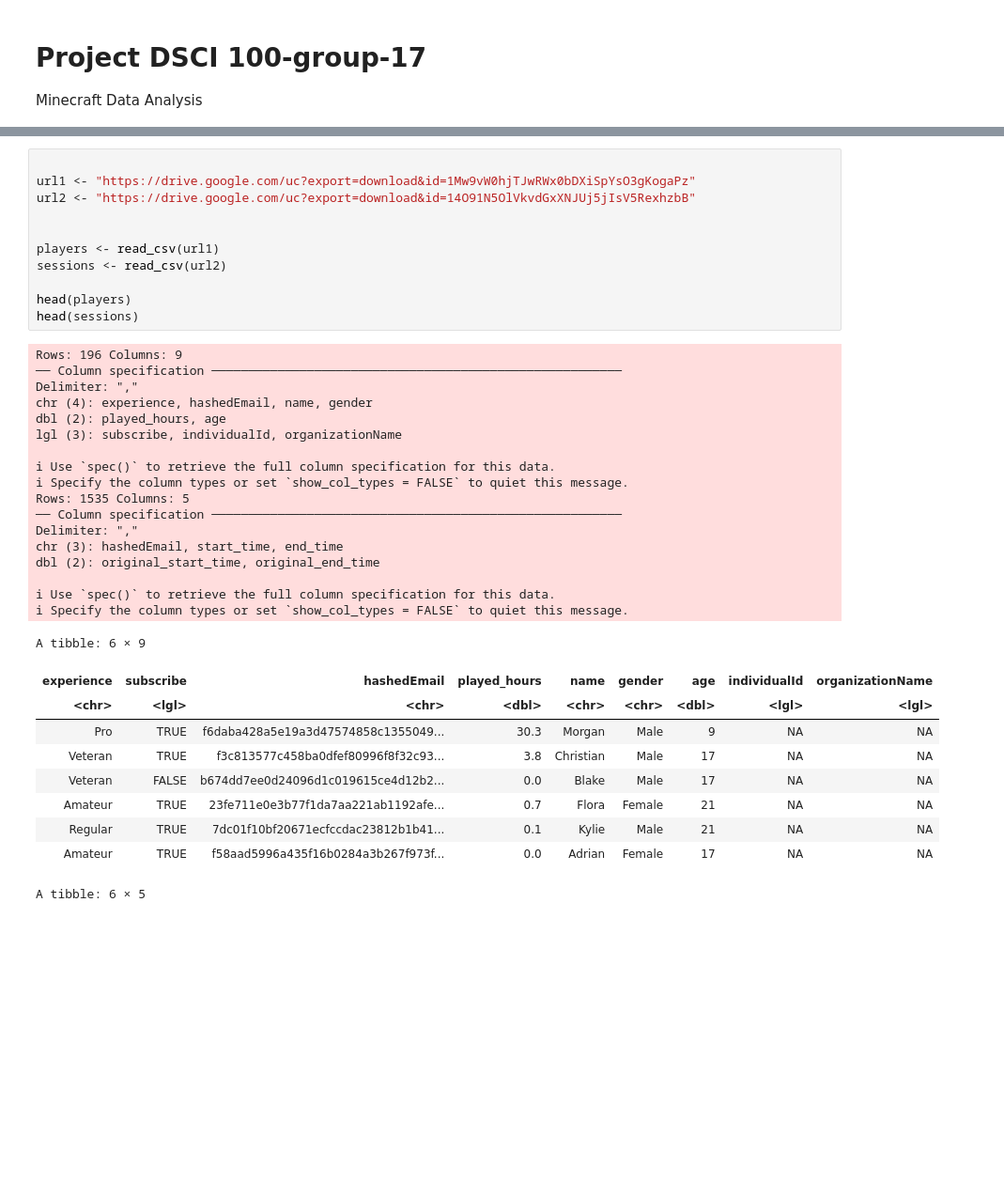
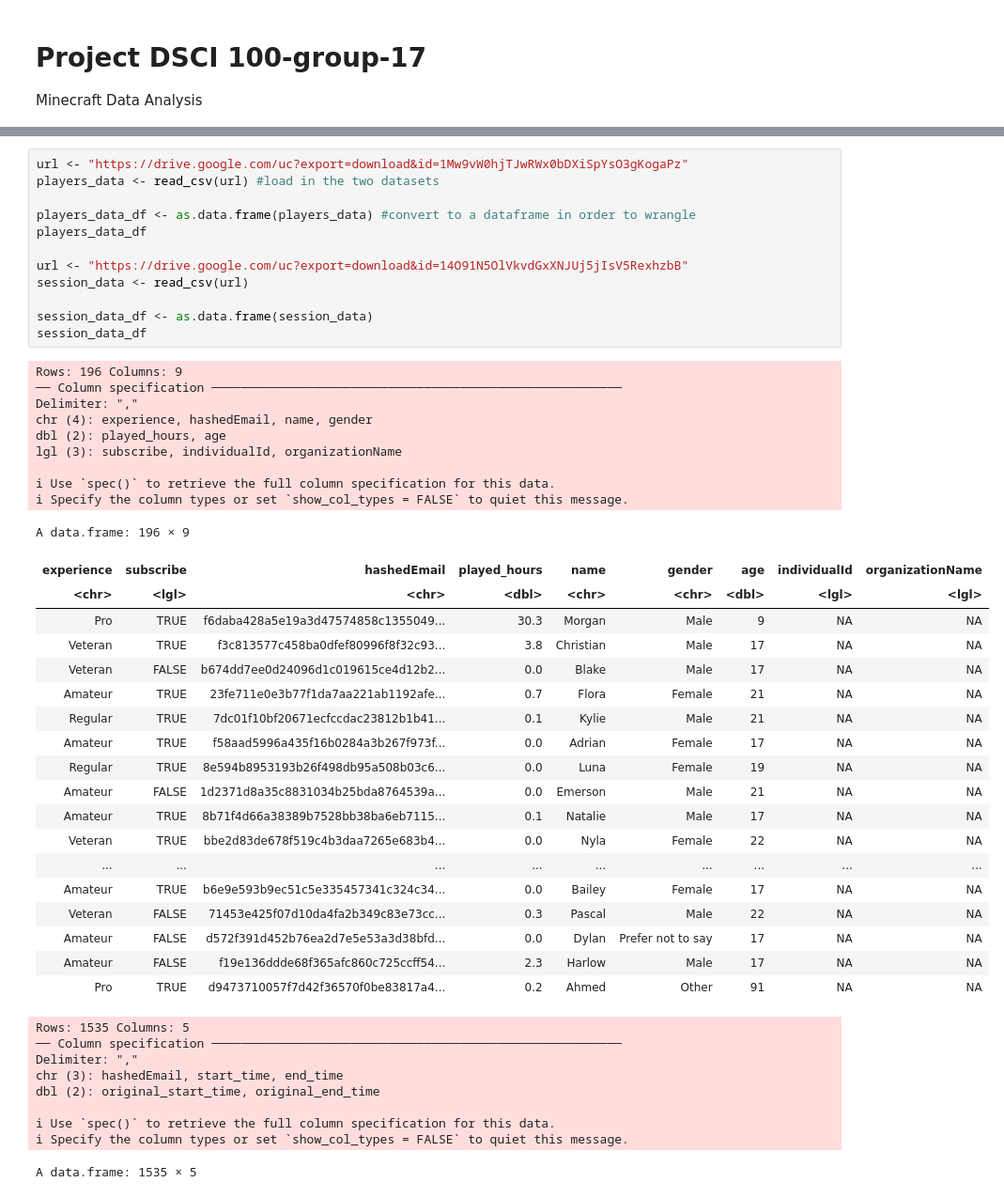
Before and after one commit to harpreeto6/Data_Science_Project, a Jupyter notebook: Minecraft_Analysis.ipynb, the cells around one changed output, grey strips where cells are left out. Shown: that part at 94% size. Drawn from its saved outputs; the diff is of its cells as text; blank space fills up the shorter version.

```diff
--- a/Minecraft_Analysis.ipynb
+++ b/Minecraft_Analysis.ipynb
@@ -9,42 +33,53 @@ library(tidyr)
 # %%
+url <- "https://drive.google.com/uc?export=download&id=1Mw9vW0hjTJwRWx0bDXiSpYsO3gKogaPz"
+players_data <- read_csv(url) #load in the two datasets
 
-url1 <- "https://drive.google.com/uc?export=download&id=1Mw9vW0hjTJwRWx0bDXiSpYsO3gKogaPz"
-url2 <- "https://drive.google.com/uc?export=download&id=14O91N5OlVkvdGxXNJUj5jIsV5RexhzbB"
+players_data_df <- as.data.frame(players_data) #convert to a dataframe in order to wrangle
+players_data_df
 
+url <- "https://drive.google.com/uc?export=download&id=14O91N5OlVkvdGxXNJUj5jIsV5RexhzbB"
+session_data <- read_csv(url)
 
-players <- read_csv(url1)
-sessions <- read_csv(url2)
-
-head(players)
-head(sessions)
+session_data_df <- as.data.frame(session_data)
+session_data_df
 # %% [output]
 Rows: 196 Columns: 9
 ── Column specification ────────────────────────────────────────────────────────
 Delimiter: ","
 chr (4): experience, hashedEmail, name, gender
 dbl (2): played_hours, age
 lgl (3): subscribe, individualId, organizationName
 
 ℹ Use `spec()` to retrieve the full column specification for this data.
 ℹ Specify the column types or set `show_col_types = FALSE` to quiet this message.
-Rows: 1535 Columns: 5
-── Column specification ────────────────────────────────────────────────────────
-Delimiter: ","
-chr (3): hashedEmail, start_time, end_time
-dbl (2): original_start_time, original_end_time
-
-ℹ Use `spec()` to retrieve the full column specification for this data.
-ℹ Specify the column types or set `show_col_types = FALSE` to quiet this message.
-A tibble: 6 × 9
+A data.frame: 196 × 9
 | experience | subscribe | hashedEmail | played_hours | name | gender | age | individualId | organizationName |
 | <chr> | <lgl> | <chr> | <dbl> | <chr> | <chr> | <dbl> | <lgl> | <lgl> |
 | Pro | TRUE | f6daba428a5e19a3d47574858c1355049... | 30.3 | Morgan | Male | 9 | NA | NA |
 | Veteran | TRUE | f3c813577c458ba0dfef80996f8f32c93... | 3.8 | Christian | Male | 17 | NA | NA |
 | Veteran | FALSE | b674dd7ee0d24096d1c019615ce4d12b2... | 0.0 | Blake | Male | 17 | NA | NA |
 | Amateur | TRUE | 23fe711e0e3b77f1da7aa221ab1192afe... | 0.7 | Flora | Female | 21 | NA | NA |
 | Regular | TRUE | 7dc01f10bf20671ecfccdac23812b1b41... | 0.1 | Kylie | Male | 21 | NA | NA |
 | Amateur | TRUE | f58aad5996a435f16b0284a3b267f973f... | 0.0 | Adrian | Female | 17 | NA | NA |
+| Regular | TRUE | 8e594b8953193b26f498db95a508b03c6... | 0.0 | Luna | Female | 19 | NA | NA |
+| Amateur | FALSE | 1d2371d8a35c8831034b25bda8764539a... | 0.0 | Emerson | Male | 21 | NA | NA |
+| Amateur | TRUE | 8b71f4d66a38389b7528bb38ba6eb7115... | 0.1 | Natalie | Male | 17 | NA | NA |
+| Veteran | TRUE | bbe2d83de678f519c4b3daa7265e683b4... | 0.0 | Nyla | Female | 22 | NA | NA |
+| ... | ... | ... | ... | ... | ... | ... | ... | ... |
+| Amateur | TRUE | b6e9e593b9ec51c5e335457341c324c34... | 0.0 | Bailey | Female | 17 | NA | NA |
+| Veteran | FALSE | 71453e425f07d10da4fa2b349c83e73cc... | 0.3 | Pascal | Male | 22 | NA | NA |
+| Amateur | FALSE | d572f391d452b76ea2d7e5e53a3d38bfd... | 0.0 | Dylan | Prefer not to say | 17 | NA | NA |
+| Amateur | FALSE | f19e136ddde68f365afc860c725ccff54... | 2.3 | Harlow | Male | 17 | NA | NA |
+| Pro | TRUE | d9473710057f7d42f36570f0be83817a4... | 0.2 | Ahmed | Other | 91 | NA | NA |
-A tibble: 6 × 5
+Rows: 1535 Columns: 5
+── Column specification ────────────────────────────────────────────────────────
+Delimiter: ","
+chr (3): hashedEmail, start_time, end_time
+dbl (2): original_start_time, original_end_time
+
+ℹ Use `spec()` to retrieve the full column specification for this data.
+ℹ Specify the column types or set `show_col_types = FALSE` to quiet this message.
+A data.frame: 1535 × 5
 | hashedEmail | start_time | end_time | original_start_time | original_end_time |
 | <chr> | <chr> | <chr> | <dbl> | <dbl> |
 | bfce39c89d6549f2bb94d8064d3ce69dc... | 30/06/2024 18:12 | 30/06/2024 18:24 | 1.71977e+12 | 1.71977e+12 |
```
Also changed, not shown: parts of 3 cells of this notebook.
